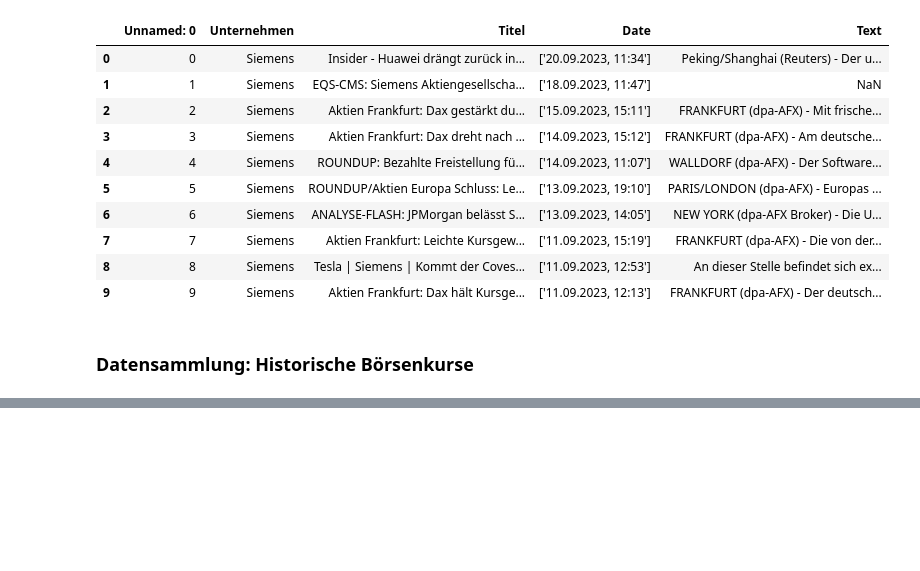
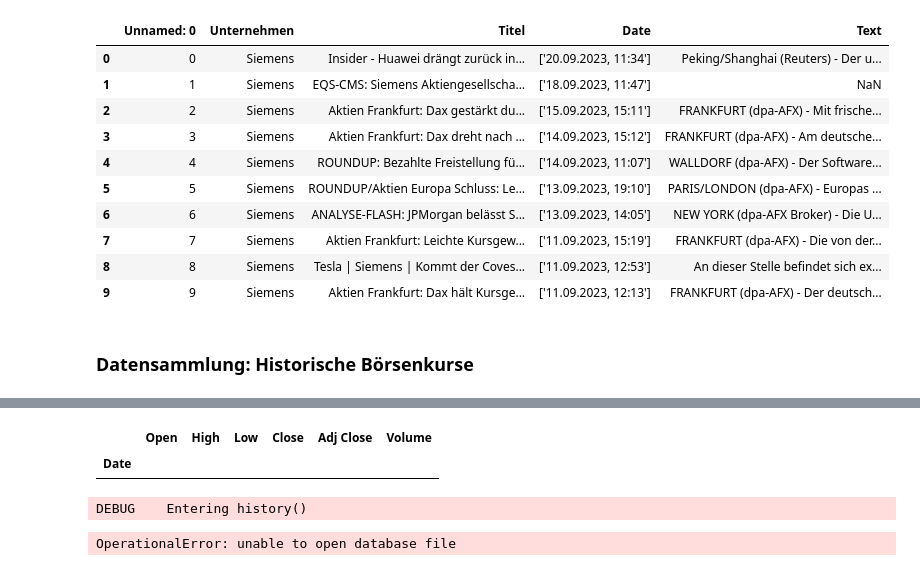
Before and after one commit to M-Mcknsn/NAK-Text-Analytics, a Jupyter notebook: src/main.ipynb, the cells around one changed output, grey strips where cells are left out. Cells and saved outputs as stored; diff of their text form; code cells hidden in the pictures; blank space fills up the shorter version.

```diff
--- a/src/main.ipynb
+++ b/src/main.ipynb
@@ -210,0 +212,2 @@ stockdata_SAP = yf.download('XETR:SAP', '2016-09-01','2023-09-01')
+# %%
+data = yf.download('AAPL')
@@ -210,0 +232,11 @@ stockdata_SAP = yf.download('XETR:SAP', '2016-09-01','2023-09-01')
+# %%
+
+data
+# %% [output]
+|  | Open | High | Low | Close | Adj Close | Volume |
+| Date |  |  |  |  |  |  |
+# %%
+hist = msft.history(period="1mo")
+# %% [output]
+DEBUG    Entering history()
+OperationalError: unable to open database file
```
Also changed, not shown: parts of 4 cells of this notebook.
